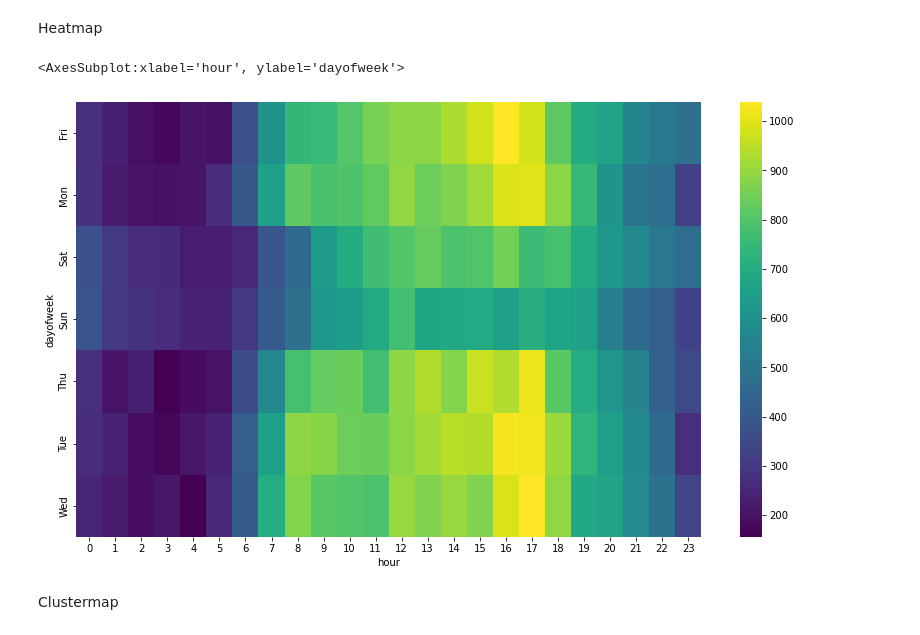
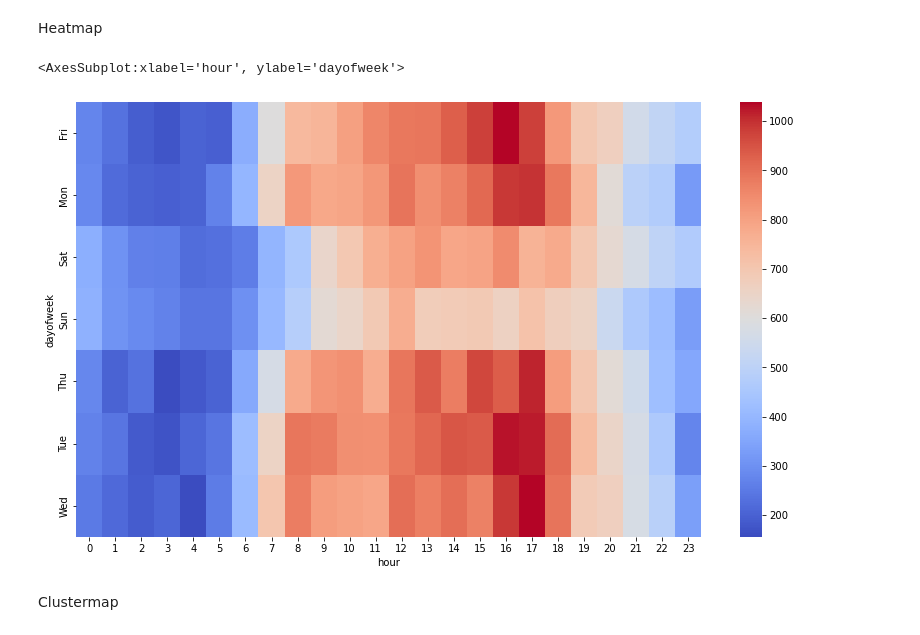
Before and after one commit to Amogh-Borikar/Case4-911-Calls-Data-Analysis-with-Python, a Jupyter notebook: 911_Calls_Project_Report.ipynb, the cells around one changed output. Saved outputs shown, nothing was run; the diff lists cells and outputs as text; code cells hidden in the pictures.

```diff
--- a/911_Calls_Project_Report.ipynb
+++ b/911_Calls_Project_Report.ipynb
@@ -258,10 +258,10 @@ dayhour
 Heatmap
 # %%
 plt.figure(figsize=(14,8))
-sns.heatmap(dayhour,cmap='viridis')
+sns.heatmap(dayhour,cmap='coolwarm')
 # %% [output]
 <AxesSubplot:xlabel='hour', ylabel='dayofweek'>
-[figure, old version]
+[figure, new version]
 # %% [markdown]
 Clustermap
 # %%
```
Also changed, not shown: parts of 3 cells of this notebook.
